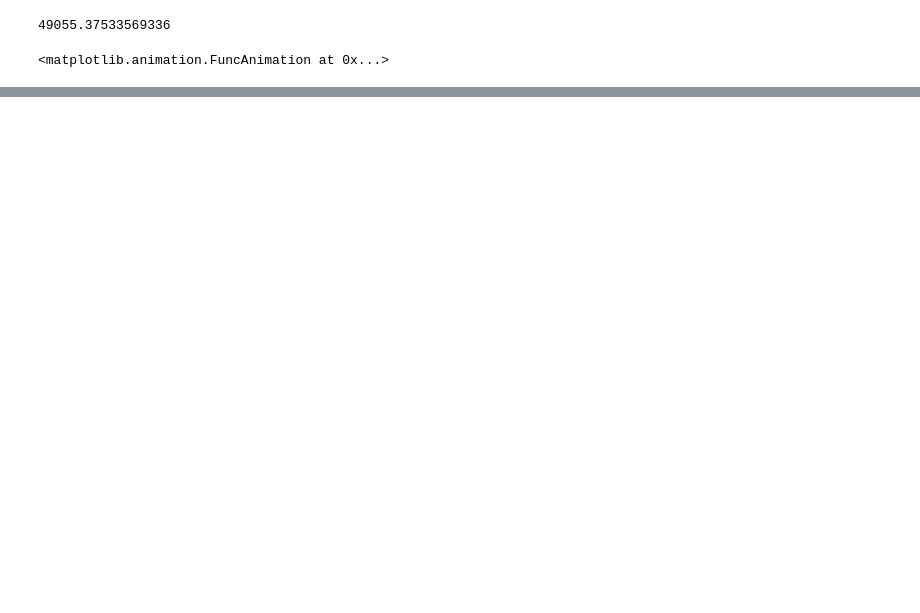
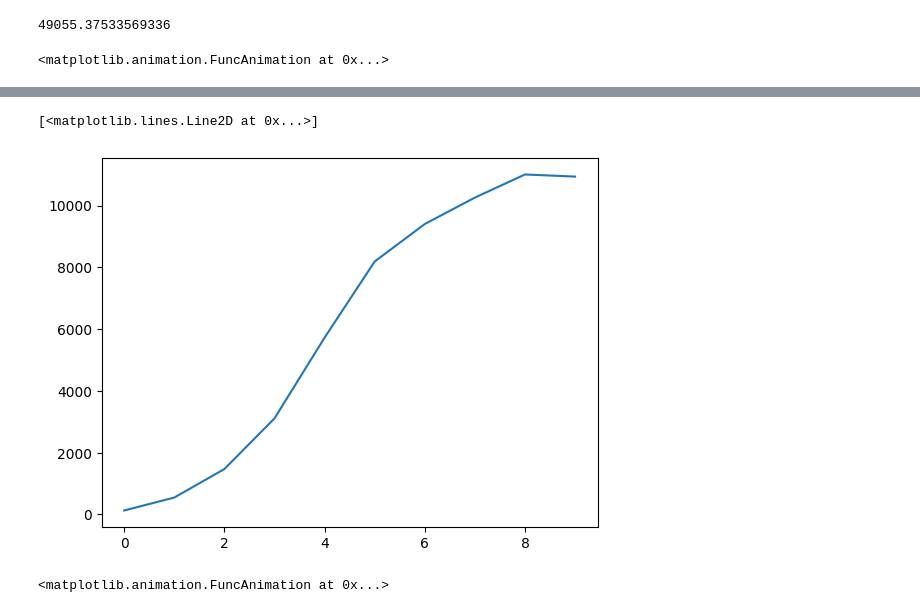
Before and after one commit to OnurBasci/TransformerBasedNavierStokeSolver, a Jupyter notebook: SequenSolver.ipynb, the cells around one changed output, grey strips where cells are left out. Saved outputs shown, nothing was run; the diff lists cells and outputs as text; code cells hidden in the pictures; blank space fills up the shorter version.

Commit message:
sequensolver merged

```diff
--- a/SequenSolver.ipynb
+++ b/SequenSolver.ipynb
@@ -11,7 +11,7 @@ data = scio.loadmat(data_path)
 data = data['u'] #get the velocity component
 print(data.shape)
 
-s = 300 #simulation number
+s = 10 #simulation number
 
 test_data = data[s, :, :, :20] # 64, 64, 20
 # %% [output]
@@ -165,0 +157,10 @@ plot(c_trj_pred, animate='time', frame_time=120, overlay='args')
+# %%
+from SequenSolverMerged import SequenSolver as SequenSolverMerged
+
+save_name = "buff"
+
+transolver_path = "C:\\Users\\onurb\\master\\PRJ_4ID22_TP\\codes\\Transolver\\model_weights\\encoder_ep20_head_1.pt"
+model = SequenSolverMerged(transolver_path, T=10, H=64, W=64, M=16, C=32, B=1, layers=8).cuda()
+
+model.load_state_dict(torch.load("./sequential_checkpoints/" + save_name + ".pt", weights_only=True), strict=False)
+model.eval()
@@ -165,0 +185,58 @@ plot(c_trj_pred, animate='time', frame_time=120, overlay='args')
+# %%
+s = 1 #simulation number
+
+test_data = data[s, :, :, :20] # 64, 64, 20
+
+#define positional information
+h = 64
+x = np.linspace(0, 1, h)
+y = np.linspace(0, 1, h)
+x, y = np.meshgrid(x, y)
+pos = np.c_[x.ravel(), y.ravel()]
+pos = torch.tensor(pos, dtype=torch.float).unsqueeze(0).cuda()
+uni_grid = get_grid()
+pos=uni_grid.repeat(pos.shape[0], 1, 1, 1).reshape(pos.shape[0], 64 * 64, 8 * 8)
+print(pos.shape)
+
+#predict next frames to get a simulation
+test = test_data.reshape(1, -1, test_data.shape[-1]) #1, 4096, 40
+test = torch.from_numpy(test)
+
+#from frame 5 to 20, the field contains x and y field so step = 2
+yy = test[..., 10:20]
+fx = test[...,:10].cuda()
+
+sim_pred = []
+
+step = 1
+
+losses = []
+
+for t in range(0,10,step):
+    y = yy[..., t:t + step].cuda()
+    pred = model(pos, fx, y)
+
+    loss = torch.sum(torch.pow(pred.reshape(1, -1) - y.reshape(1, -1),2))
+    losses.append(loss.detach().item())
+
+    print(loss)
+
+    vort = pred[0,:,0]
+
+    vort = vort.reshape(64,64)
+
+    # Convert to PhiFlow tensors
+    vort = tensor(vort, spatial('x,y'))
+
+    # Create a StaggeredGrid for the velocity field
+    f = CenteredGrid(math.tensor(vort), extrapolation.PERIODIC)
+
+    sim_pred.append(f)
+
+    #update fx
+    fx = torch.cat((fx[..., step:], pred), dim=-1)
+
+c_trj_pred = phi.field.stack(sim_pred, batch('time'))
+
+plt.plot(losses)
+# %% [output]
@@ -165,0 +254,6 @@ plot(c_trj_pred, animate='time', frame_time=120, overlay='args')
+[<matplotlib.lines.Line2D at 0x...>]
+[figure, added]
+# %%
+plot(c_trj_pred, animate='time', frame_time=120, overlay='args')
+# %% [output]
+<matplotlib.animation.FuncAnimation at 0x...>
```
Also changed, not shown: parts of 4 cells of this notebook, 3 other files.
